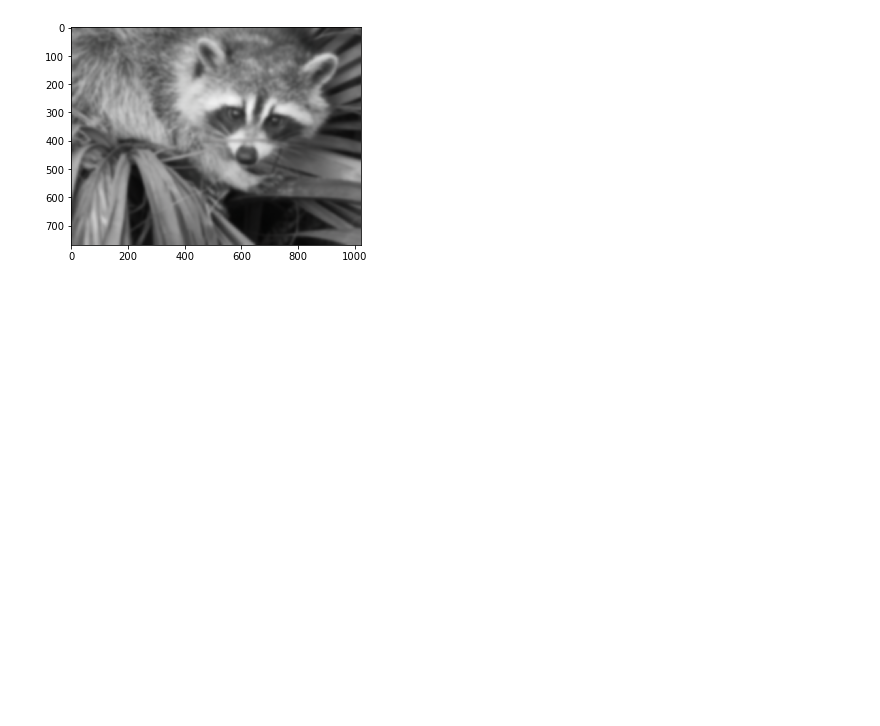
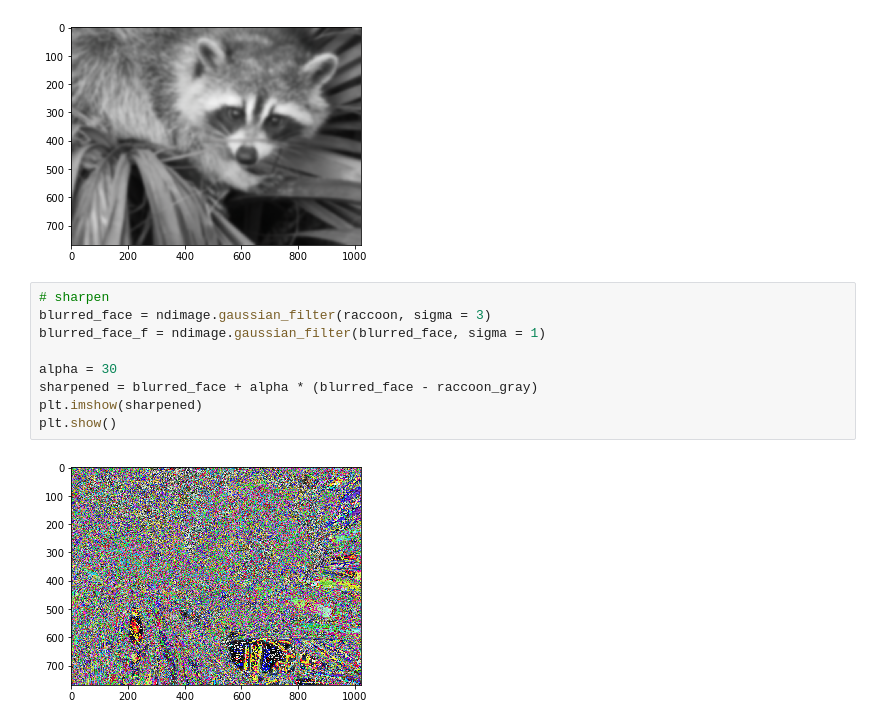
Before and after one commit to artcoderj9/web_practice, a Jupyter notebook: ai_visual/Scipy_practice01.ipynb, the cells around one changed output. Saved outputs shown, nothing was run; the diff lists cells and outputs as text; blank space fills up the shorter version.

```diff
--- a/ai_visual/Scipy_practice01.ipynb
+++ b/ai_visual/Scipy_practice01.ipynb
@@ -55,3 +55,14 @@ plt.imshow(very_blurred)
 plt.show()
 # %% [output]
 [figure]
+# %%
+# sharpen
+blurred_face = ndimage.gaussian_filter(raccoon, sigma = 3)
+blurred_face_f = ndimage.gaussian_filter(blurred_face, sigma = 1)
+
+alpha = 30
+sharpened = blurred_face + alpha * (blurred_face - raccoon_gray)
+plt.imshow(sharpened)
+plt.show()
+# %% [output]
+[figure, added]
```
